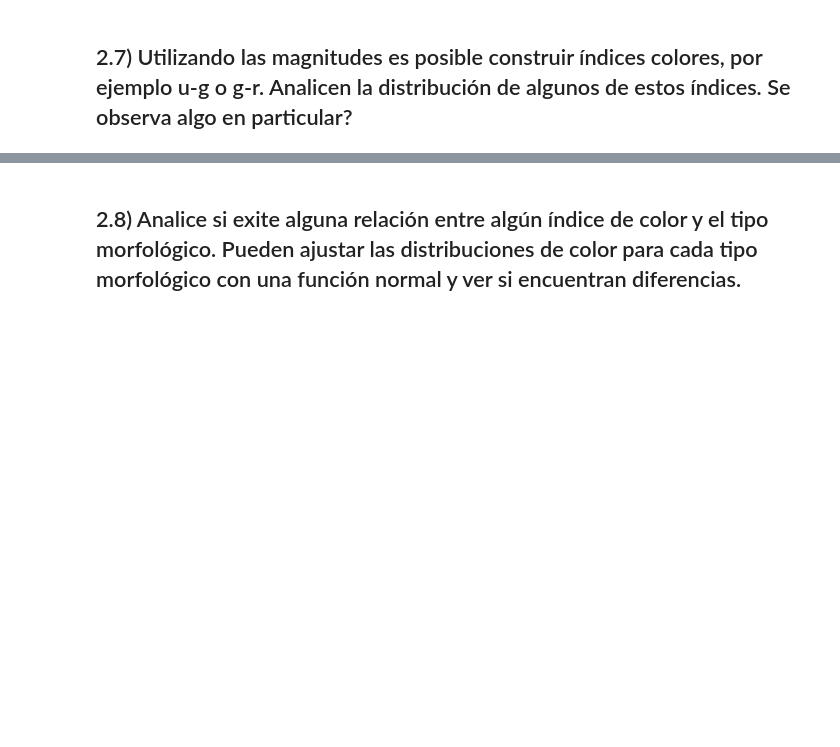
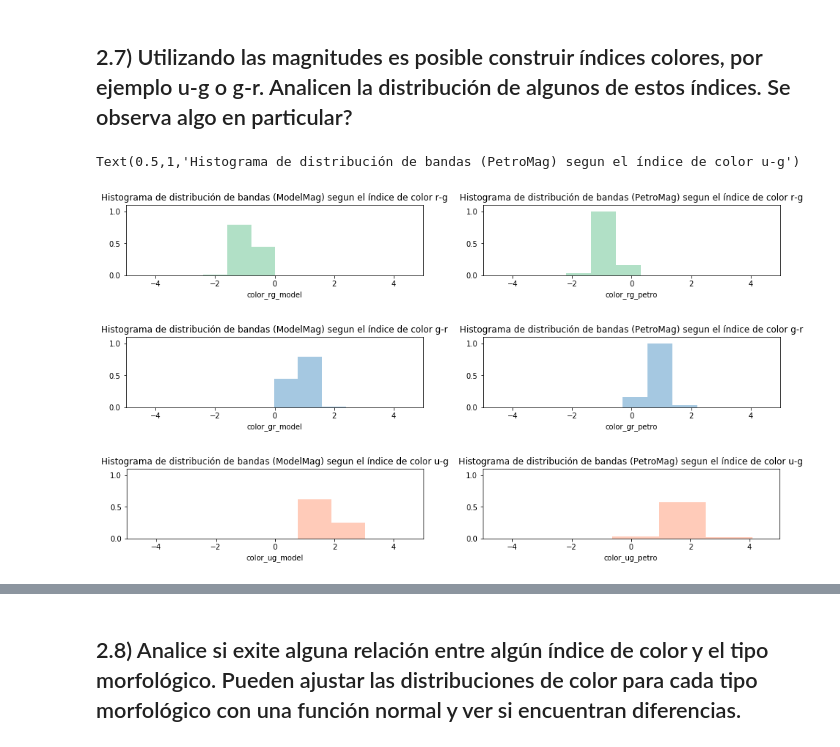
Before and after one commit to leoborgnino/mentoria-astro-datos, a Jupyter notebook: 1_Analisis_y_Visualizacion.ipynb, the cells around one changed output, grey strips where cells are left out. Drawn from its saved outputs; the diff is of its cells as text; code cells hidden in the pictures; blank space fills up the shorter version.

Commit message:
Resolución punto 2.7

```diff
--- a/1_Analisis_y_Visualizacion.ipynb
+++ b/1_Analisis_y_Visualizacion.ipynb
@@ -645,0 +637,69 @@ seaborn.despine()
+# %%
+# distribución de galaxias según el índice de color -> utilizaremos 3 índices de color
+# (banda r) - (banda g) = color_rg -> utilizado para en el punto 2.1
+
+plt.figure (figsize=(16,6))
+
+plt.subplot(321)
+seaborn.distplot(data.color_rg_model, color= 'mediumseagreen', bins=15, kde=False, norm_hist=True)
+plt.ylim(0,1.1)
+plt.xlim(-5,5)
+plt.title('Histograma de distribución de bandas (ModelMag) segun el índice de color r-g')
+
+plt.subplot(322)
+seaborn.distplot(data.color_rg_petro, color= 'mediumseagreen', bins=15, kde=False, norm_hist=True)
+plt.ylim(0,1.1)
+plt.xlim(-5,5)
+plt.title('Histograma de distribución de bandas (PetroMag) segun el índice de color r-g')
+
+# distribución de galaxias según el índice de color
+# (banda g) - (banda r) = color_gr
+
+# ModelMag
+data['color_gr_model'] = data['modelMag_g'] - data['modelMag_r']
+
+# PetroMag
+data['color_gr_petro'] = data['petroMag_g'] - data['petroMag_r']
+
+plt.figure (figsize=(16,6))
+
+plt.subplot(323)
+seaborn.distplot(data.color_gr_model, bins=15, kde=False, norm_hist=True)
+plt.ylim(0,1.1)
+plt.xlim(-5,5)
+plt.title('Histograma de distribución de bandas (ModelMag) segun el índice de color g-r')
+
+plt.subplot(324)
+seaborn.distplot(data.color_gr_petro, bins=15, kde=False, norm_hist=True)
+plt.ylim(0,1.1)
+plt.xlim(-5,5)
+plt.title('Histograma de distribución de bandas (PetroMag) segun el índice de color g-r')
+
+
+# distribución de galaxias según el índice de color
+# (banda u) - (banda g) = color_ug
+
+# ModelMag
+data['color_ug_model'] = data['modelMag_u'] - data['modelMag_g']
+
+# PetroMag
+data['color_ug_petro'] = data['petroMag_u'] - data['petroMag_g']
+
+plt.figure (figsize=(16,6))
+
+plt.subplot(325)
+seaborn.distplot(data.color_ug_model, color= 'coral', bins=15, kde=False, norm_hist=True)
+plt.ylim(0,1.1)
+plt.xlim(-5,5)
+plt.title('Histograma de distribución de bandas (ModelMag) segun el índice de color u-g')
+
+plt.subplot(326)
+seaborn.distplot(data.color_ug_petro, color= 'coral', bins=15, kde=False, norm_hist=True)
+plt.ylim(0,1.1)
+plt.xlim(-5,5)
+plt.title('Histograma de distribución de bandas (PetroMag) segun el índice de color u-g')
+# %% [output]
+Text(0.5,1,'Histograma de distribución de bandas (PetroMag) segun el índice de color u-g')
+[figure, added]
+[figure, added]
+[figure, added]
```
Also changed, not shown: parts of 7 cells of this notebook.
